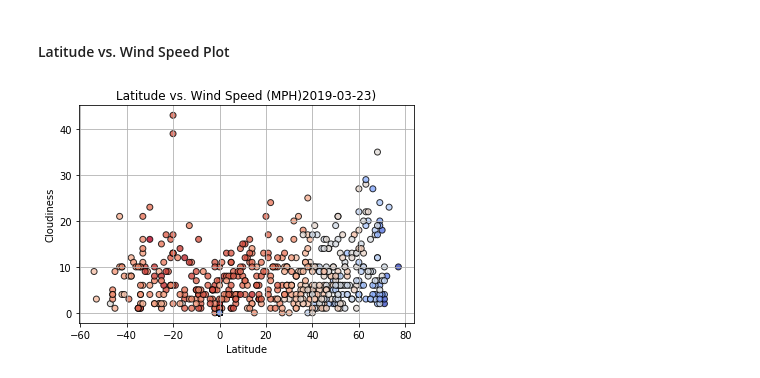
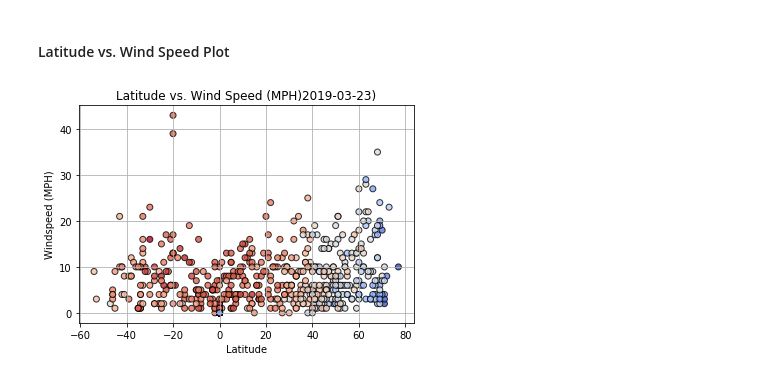
Before and after one commit to logan7734/Weatherpy_HW, a Jupyter notebook: Weatherpy_LF.ipynb, the cells around one changed output. Drawn from its saved outputs; the diff is of its cells as text; code cells hidden in the pictures.

```diff
--- a/Weatherpy_LF.ipynb
+++ b/Weatherpy_LF.ipynb
@@ -212,16 +212,16 @@ plt.show()
 # %%
 plt.scatter(cleaned_df["Latitude"],
            cleaned_df["Wind Speed (MPH)"],
            c=cleaned_df["Temperature (F)"],
            edgecolor="black", linewidths=1, marker="o",
            cmap="coolwarm", alpha=0.8, label="City" )
 plt.title("Latitude vs. Wind Speed (MPH)" + datetime.now().strftime('%Y-%m-%d') + ")")
 plt.xlabel("Latitude", fontsize=10)
-plt.ylabel("Cloudiness")
+plt.ylabel("Windspeed (MPH)")
 plt.grid(True)
 plt.savefig("latitude_vs_windspeed_scatter_plot.png")
 plt.show()
 # %% [output]
-[figure, old version]
+[figure, new version]
 # %%
 cleaned_df.to_csv("cleaned_weather_data.csv", index=False)
```
Also changed, not shown: parts of 1 cell of this notebook, 2 other files.
